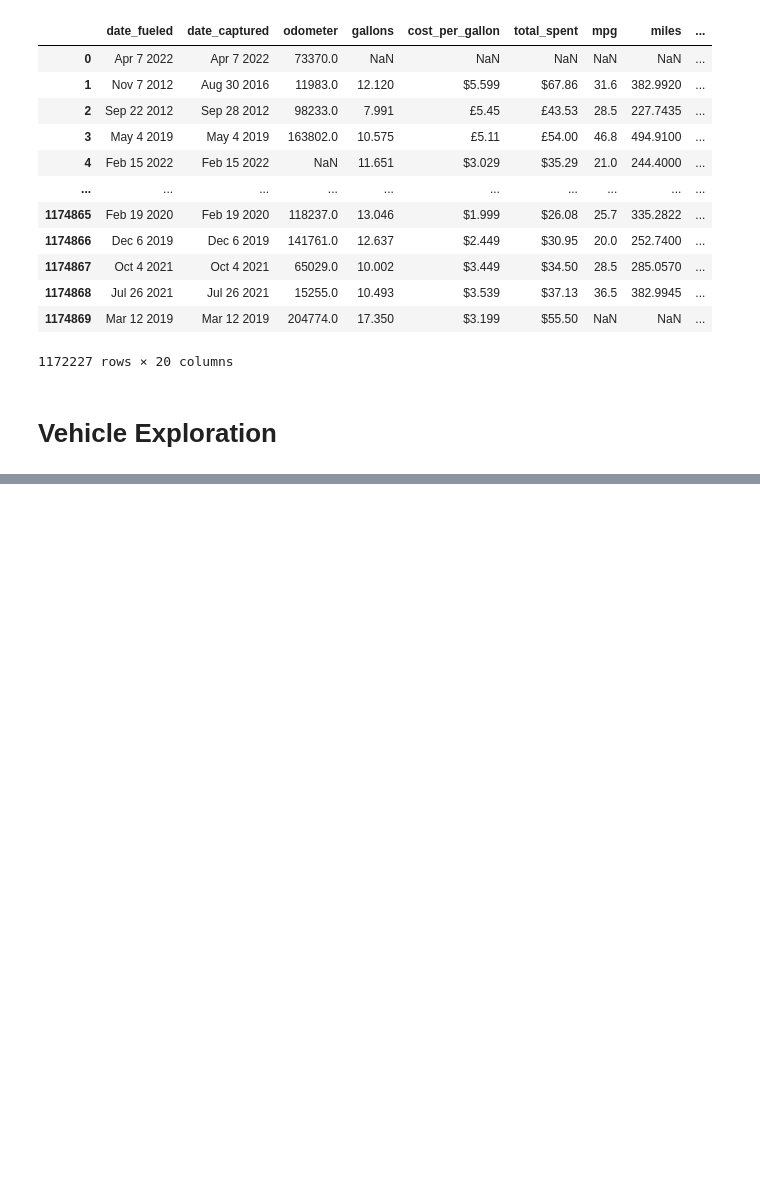
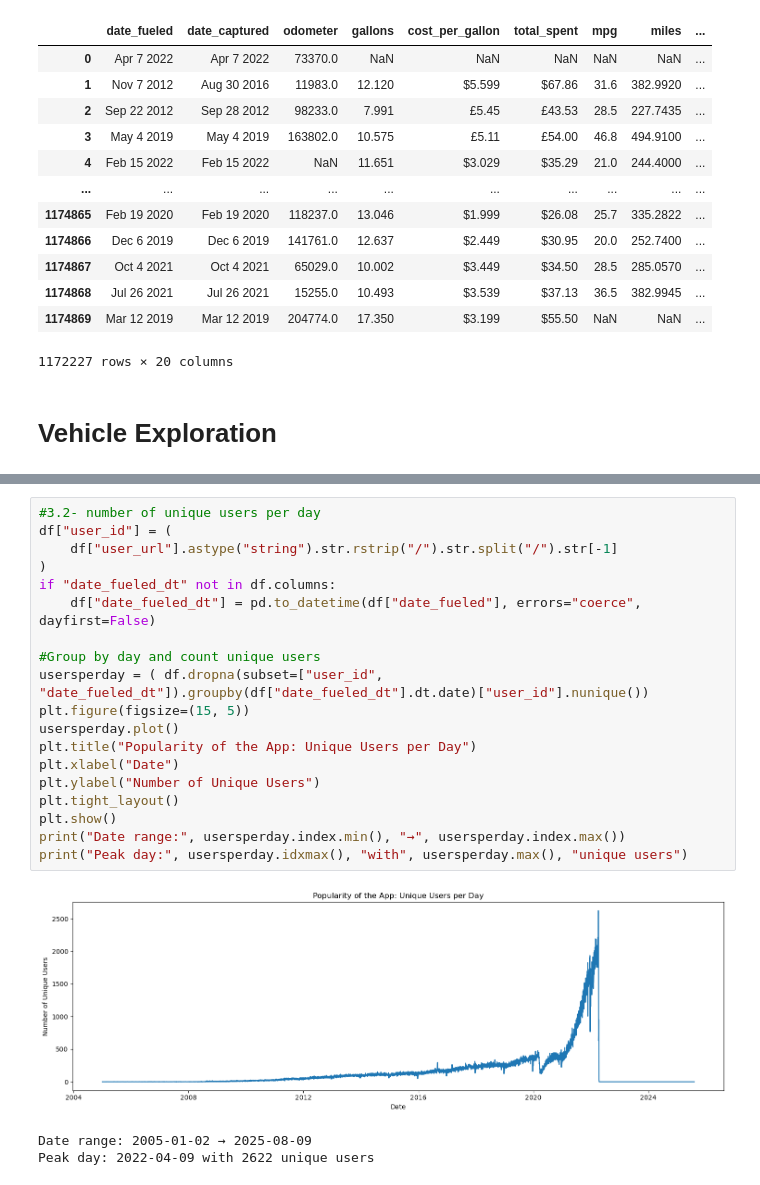
Before and after one commit to WitsPram/IDVE-assignment, a Jupyter notebook: cleaning.ipynb, the cells around one changed output, grey strips where cells are left out. Cells and saved outputs as stored; diff of their text form; blank space fills up the shorter version.

```diff
--- a/cleaning.ipynb
+++ b/cleaning.ipynb
@@ -679,0 +710,23 @@ df
+# %%
+#3.2- number of unique users per day
+df["user_id"] = (
+    df["user_url"].astype("string").str.rstrip("/").str.split("/").str[-1]
+)
+if "date_fueled_dt" not in df.columns:
+    df["date_fueled_dt"] = pd.to_datetime(df["date_fueled"], errors="coerce", dayfirst=False)
+
+#Group by day and count unique users
+usersperday = ( df.dropna(subset=["user_id", "date_fueled_dt"]).groupby(df["date_fueled_dt"].dt.date)["user_id"].nunique())
+plt.figure(figsize=(15, 5))
+usersperday.plot()
+plt.title("Popularity of the App: Unique Users per Day")
+plt.xlabel("Date")
+plt.ylabel("Number of Unique Users")
+plt.tight_layout()
+plt.show()
+print("Date range:", usersperday.index.min(), "→", usersperday.index.max())
+print("Peak day:", usersperday.idxmax(), "with", usersperday.max(), "unique users")
+# %% [output]
+[figure, added]
+Date range: 2005-01-02 → 2025-08-09
+Peak day: 2022-04-09 with 2622 unique users
```
Also changed, not shown: parts of 5 cells of this notebook.
